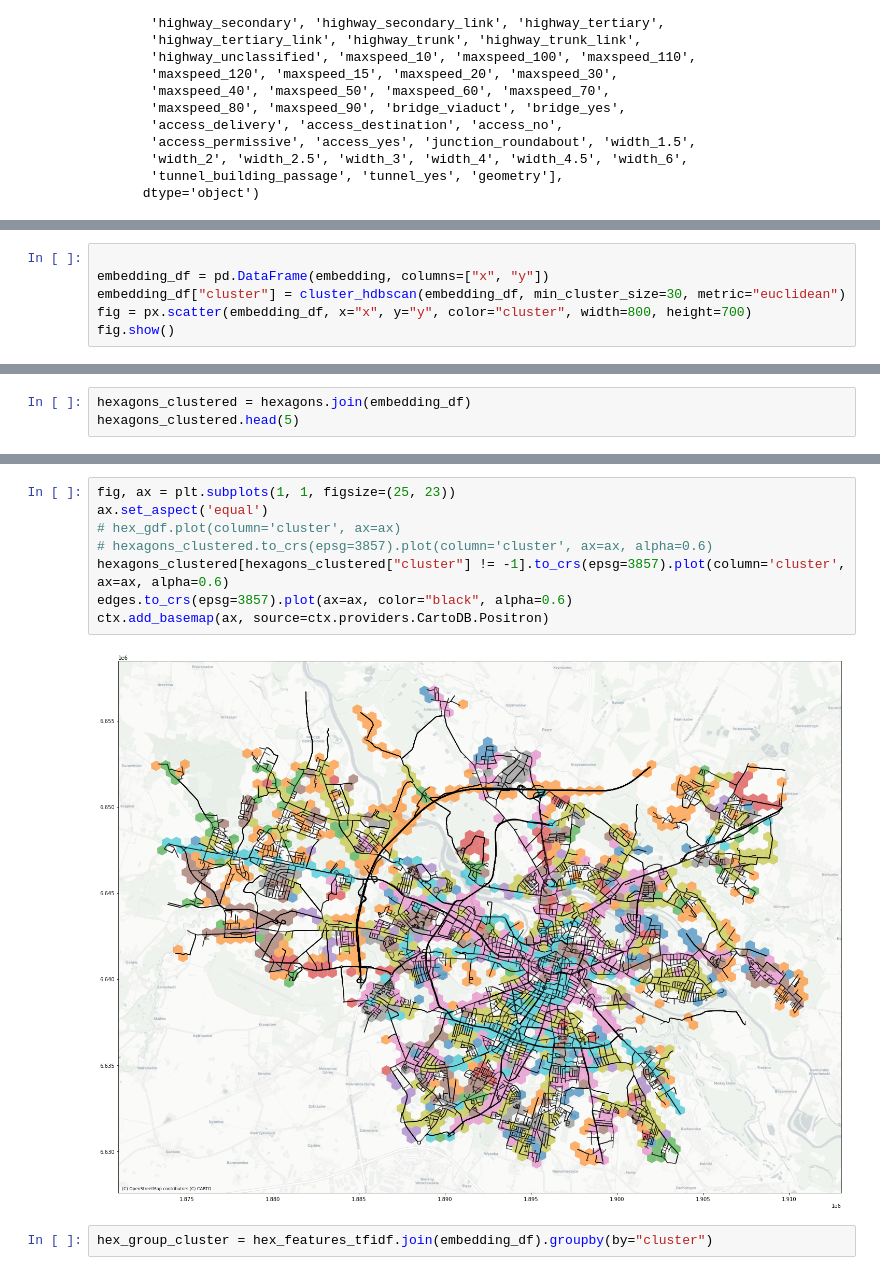
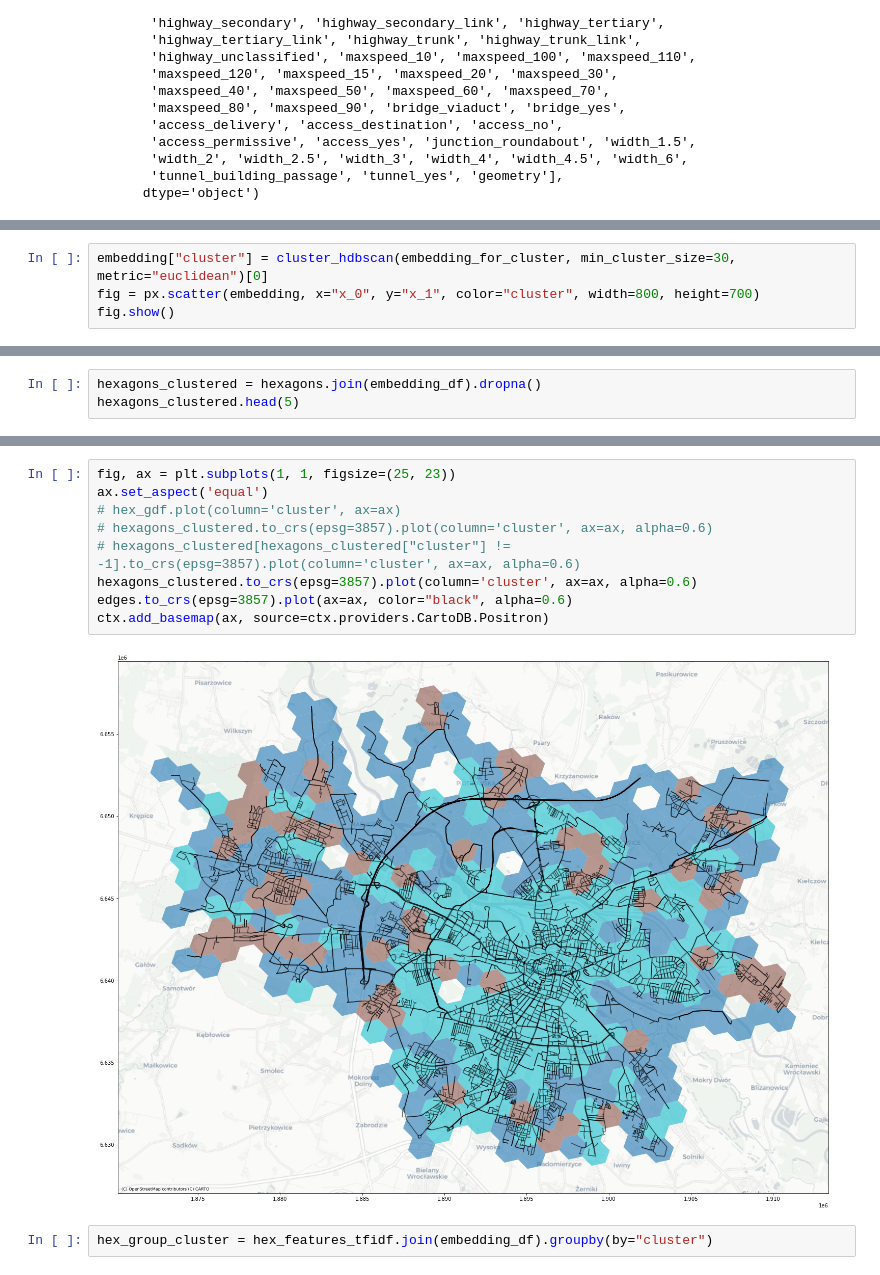
Before and after one commit to Calychas/highway2vec, a Jupyter notebook: notebooks/h3.ipynb, the cells around one changed output, grey strips where cells are left out. Saved outputs shown, nothing was run; the diff lists cells and outputs as text.

```diff
--- a/notebooks/h3.ipynb
+++ b/notebooks/h3.ipynb
@@ -115,8 +131,6 @@ embedding = mapper.transform(hex_features_tfidf.values)
 # %%
-
-embedding_df = pd.DataFrame(embedding, columns=["x", "y"])
-embedding_df["cluster"] = cluster_hdbscan(embedding_df, min_cluster_size=30, metric="euclidean")
-fig = px.scatter(embedding_df, x="x", y="y", color="cluster", width=800, height=700)
+embedding["cluster"] = cluster_hdbscan(embedding_for_cluster, min_cluster_size=30, metric="euclidean")[0]
+fig = px.scatter(embedding, x="x_0", y="x_1", color="cluster", width=800, height=700)
 fig.show()
 # %%
 embedding_df.index = hex_feautres.index
@@ -132,5 +146,5 @@ embedding_df.head(5)
 # %%
-hexagons_clustered = hexagons.join(embedding_df)
+hexagons_clustered = hexagons.join(embedding_df).dropna()
 hexagons_clustered.head(5)
 # %% [output]
 |  | coordinates | parent | children | resolution | geometry | x | y | cluster |
@@ -143,13 +157,14 @@ hexagons_clustered.head(5)
 # %%
 fig, ax = plt.subplots(1, 1, figsize=(25, 23))
 ax.set_aspect('equal')
 # hex_gdf.plot(column='cluster', ax=ax)
 # hexagons_clustered.to_crs(epsg=3857).plot(column='cluster', ax=ax, alpha=0.6)
-hexagons_clustered[hexagons_clustered["cluster"] != -1].to_crs(epsg=3857).plot(column='cluster', ax=ax, alpha=0.6)
+# hexagons_clustered[hexagons_clustered["cluster"] != -1].to_crs(epsg=3857).plot(column='cluster', ax=ax, alpha=0.6)
+hexagons_clustered.to_crs(epsg=3857).plot(column='cluster', ax=ax, alpha=0.6)
 edges.to_crs(epsg=3857).plot(ax=ax, color="black", alpha=0.6)
 ctx.add_basemap(ax, source=ctx.providers.CartoDB.Positron)
 # %% [output]
-[figure, old version]
+[figure, new version]
 # %%
 hex_group_cluster = hex_features_tfidf.join(embedding_df).groupby(by="cluster")
 # %%
```
Also changed, not shown: parts of 16 cells of this notebook, 9 other files.
